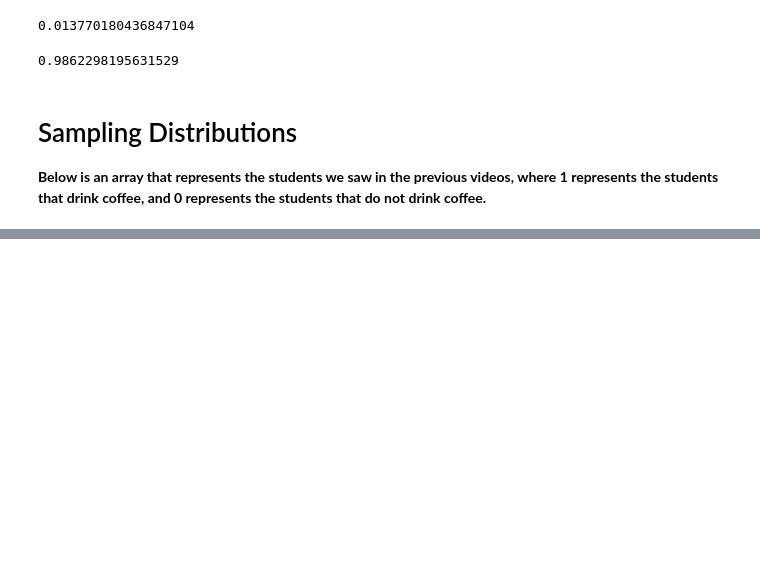
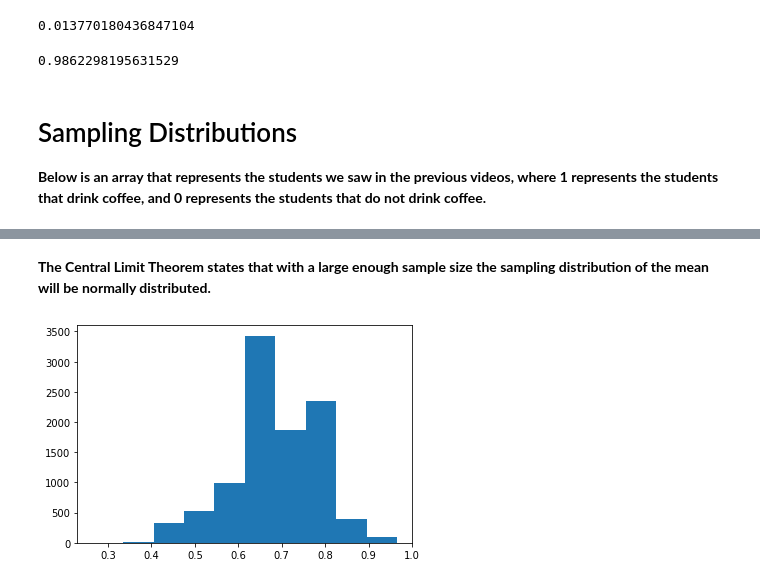
Before and after one commit to mzhoolideh/data_science_pract, a Jupyter notebook: labs/probability_pract.ipynb, the cells around one changed output, grey strips where cells are left out. Cells and saved outputs as stored; diff of their text form; code cells hidden in the pictures; blank space fills up the shorter version.

Commit message:
feat: central limit theorem and bootstraping analysis performed

```diff
--- a/labs/probability_pract.ipynb
+++ b/labs/probability_pract.ipynb
@@ -264,0 +282,5 @@ plt.hist(samples, align='left', bins=10);
+# %%
+samples_20 = []
+for _ in range(10000):
+    sample = np.random.choice(students, size=20)
+    samples_20.append(sample.mean())
@@ -264,0 +293,6 @@ plt.hist(samples, align='left', bins=10);
+# %% [markdown]
+**The Central Limit Theorem states that with a large enough sample size the sampling distribution of the mean will be normally distributed.**
+# %%
+plt.hist(samples_20, align='left');
+# %% [output]
+[figure, added]
```
Also changed, not shown: parts of 21 cells of this notebook.
